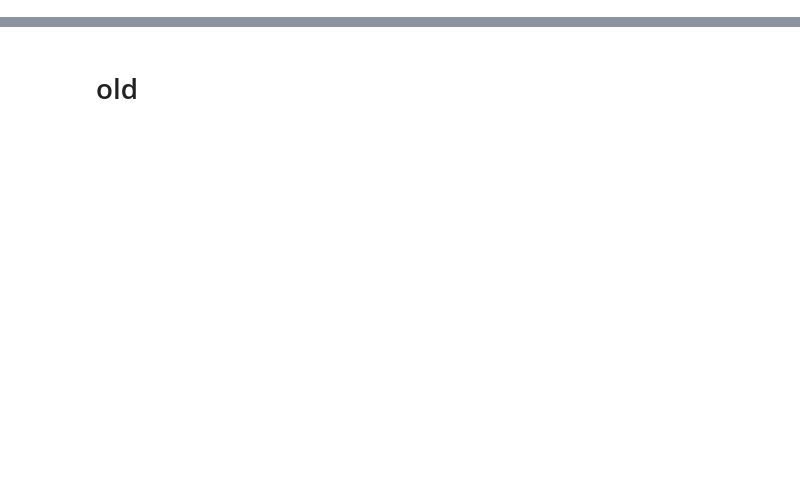
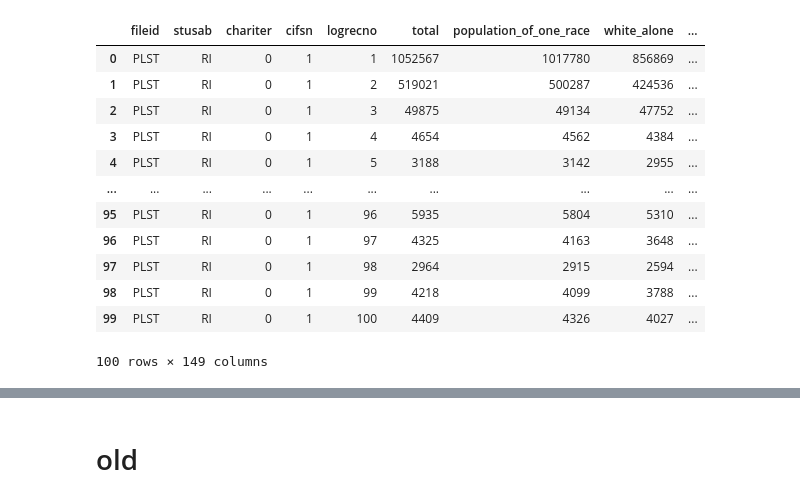
Before and after one commit to Tarleton-Math/MathVGerrmandering_CMAT_2021, a Jupyter notebook: get_data.ipynb, the cells around one changed output, grey strips where cells are left out. Saved outputs shown, nothing was run; the diff lists cells and outputs as text; code cells hidden in the pictures; blank space fills up the shorter version.

```diff
--- a/get_data.ipynb
+++ b/get_data.ipynb
@@ -74,0 +440,17 @@ overwrite = False
+# %%
+df = pd.read_csv(file, nrows=100)
+df
+# %% [output]
+|  | fileid | stusab | chariter | cifsn | logrecno | total | population_of_one_race | white_alone | ... |
+| 0 | PLST | RI | 0 | 1 | 1 | 1052567 | 1017780 | 856869 | ... |
+| 1 | PLST | RI | 0 | 1 | 2 | 519021 | 500287 | 424536 | ... |
+| 2 | PLST | RI | 0 | 1 | 3 | 49875 | 49134 | 47752 | ... |
+| 3 | PLST | RI | 0 | 1 | 4 | 4654 | 4562 | 4384 | ... |
+| 4 | PLST | RI | 0 | 1 | 5 | 3188 | 3142 | 2955 | ... |
+| ... | ... | ... | ... | ... | ... | ... | ... | ... | ... |
+| 95 | PLST | RI | 0 | 1 | 96 | 5935 | 5804 | 5310 | ... |
+| 96 | PLST | RI | 0 | 1 | 97 | 4325 | 4163 | 3648 | ... |
+| 97 | PLST | RI | 0 | 1 | 98 | 2964 | 2915 | 2594 | ... |
+| 98 | PLST | RI | 0 | 1 | 99 | 4218 | 4099 | 3788 | ... |
+| 99 | PLST | RI | 0 | 1 | 100 | 4409 | 4326 | 4027 | ... |
+100 rows × 149 columns
```
Also changed, not shown: parts of 39 cells of this notebook.
